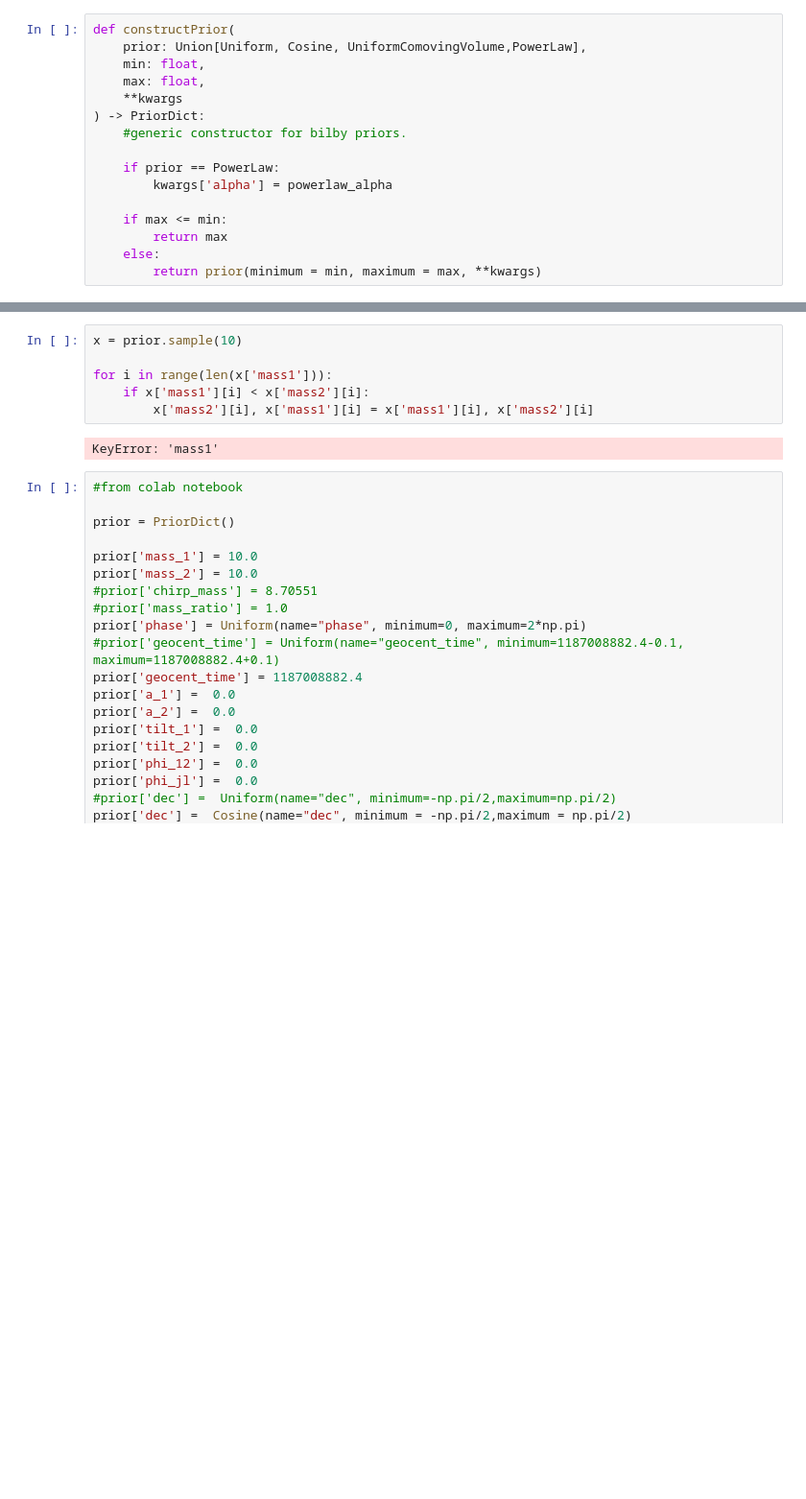
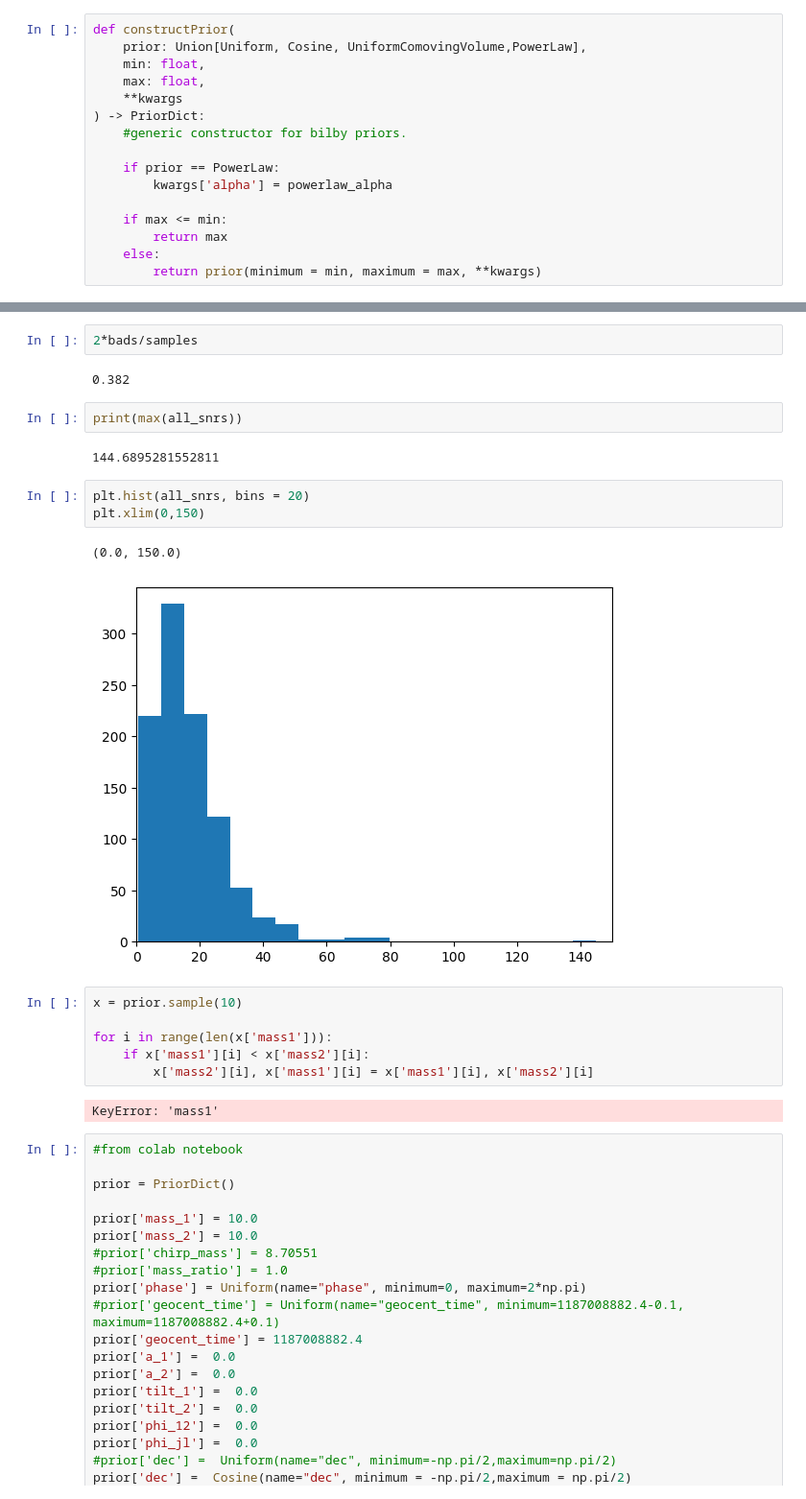
Before and after one commit to Super-nova2/GWSamplegen, a Jupyter notebook: configGen.ipynb, the cells around one changed output, grey strips where cells are left out. Shown at 96% size. Drawn from its saved outputs; the diff is of its cells as text; blank space fills up the shorter version.

```diff
--- a/configGen.ipynb
+++ b/configGen.ipynb
@@ -204,3 +322,17 @@ plt.hist(x['d'],bins=25)
+# %%
+2*bads/samples
+# %% [output]
+0.382
+# %%
+print(max(all_snrs))
+# %% [output]
+144.6895281552811
+# %%
+plt.hist(all_snrs, bins = 20)
+plt.xlim(0,150)
+# %% [output]
+(0.0, 150.0)
+[figure, added]
 # %%
 x = prior.sample(10)
 
```
Also changed, not shown: parts of 60 cells of this notebook, 9 other files.
